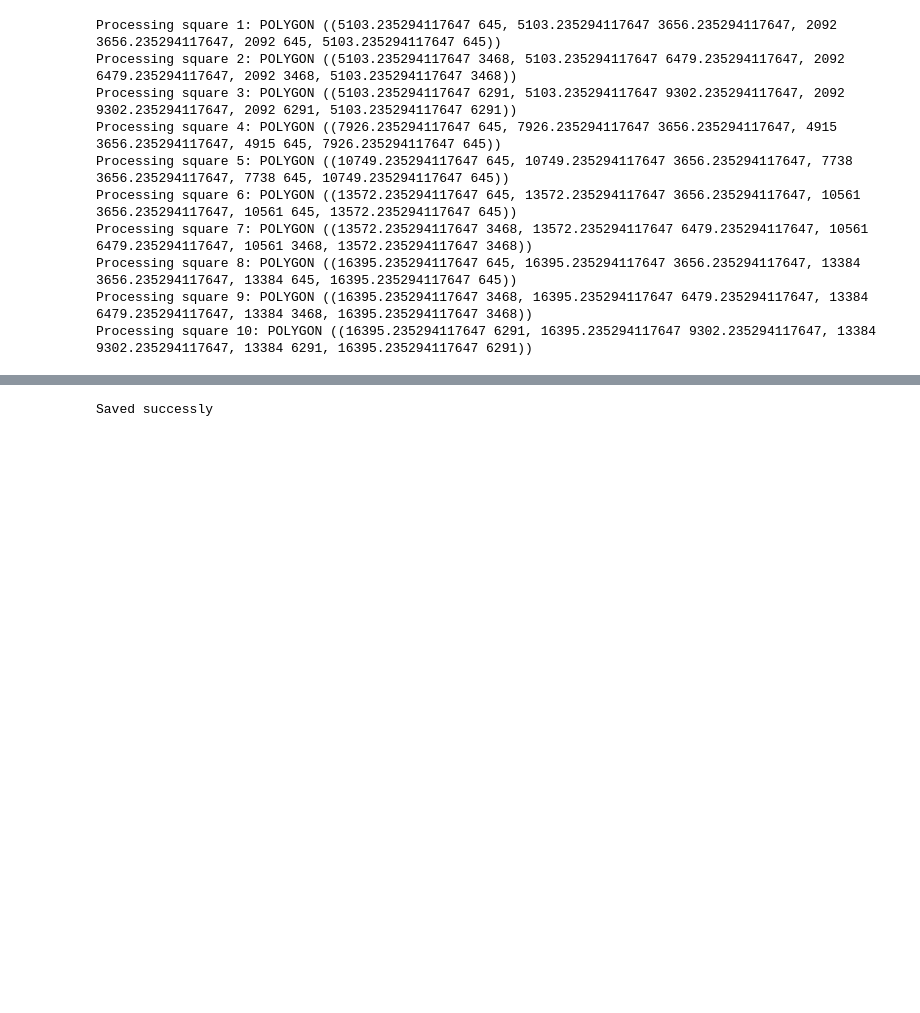
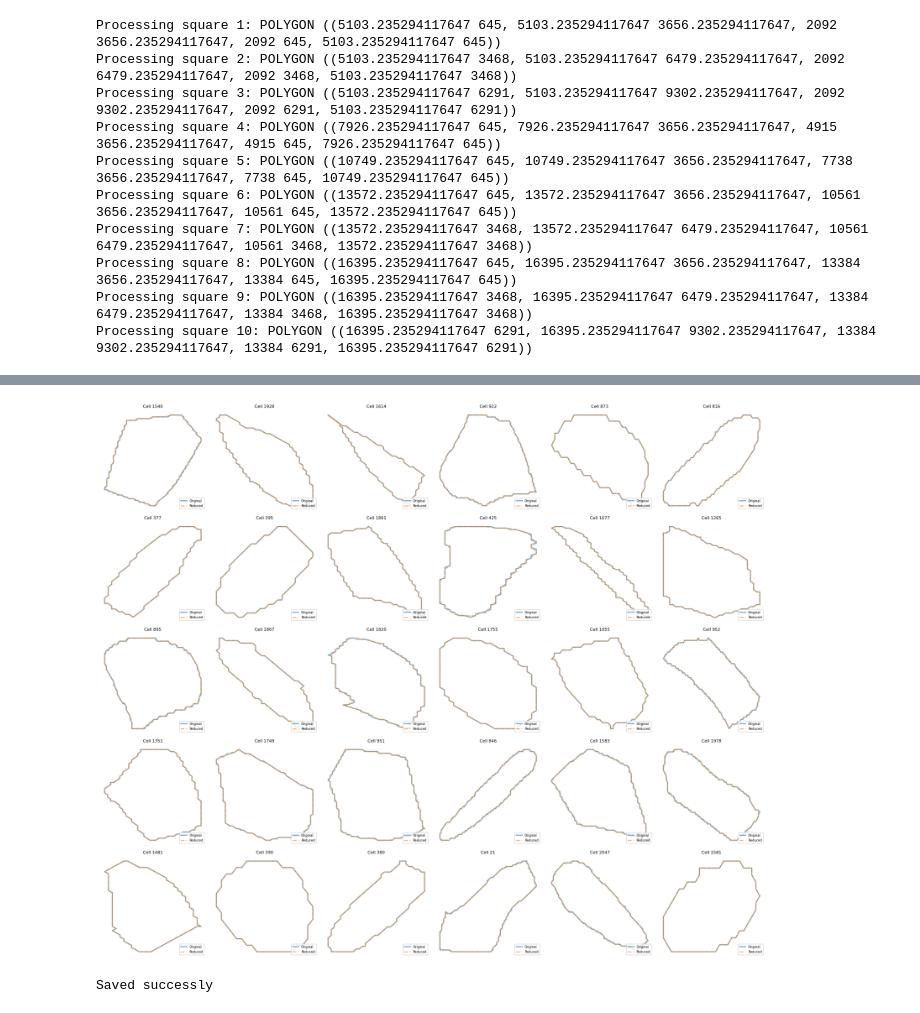
Before and after one commit to xiwang3236/SpatialOmics_cellpose, a Jupyter notebook: resegmentation_pipeline.ipynb, the cells around one changed output, grey strips where cells are left out. Saved outputs shown, nothing was run; the diff lists cells and outputs as text; code cells hidden in the pictures; blank space fills up the shorter version.

```diff
--- a/resegmentation_pipeline.ipynb
+++ b/resegmentation_pipeline.ipynb
@@ -326,3 +331,43 @@ Reduced shape: (159865, 3)
+# %%
+import matplotlib.pyplot as plt
+import numpy as np
+
+def plot_cell_outlines_comparison(df_orig, df_reduced, n=30, rows=5, cols=6):
+    # find cell IDs present in both dataframes
+    common_ids = np.intersect1d(df_orig['cell_id'].unique(),
+                                df_reduced['cell_id'].unique())
+    # sample up to n cells
+    ids = np.random.choice(common_ids, min(n, len(common_ids)), replace=False)
+
+    fig, axes = plt.subplots(rows, cols, figsize=(cols * 3, rows * 3))
+    axes = axes.flatten()
+    for ax, cell_id in zip(axes, ids):
+        orig = df_orig[df_orig['cell_id'] == cell_id]
+        red  = df_reduced[df_reduced['cell_id'] == cell_id]
+
+        # original outline
+        ax.plot(orig['vertex_x'], orig['vertex_y'],
+                linewidth=2, label='Original', alpha=0.6)
+        # reduced outline
+        ax.plot(red['vertex_x'],  red['vertex_y'],
+                linewidth=2, linestyle='--', label='Reduced', alpha=0.6)
+
+        ax.set_title(f'Cell {cell_id}', fontsize=8)
+        ax.invert_yaxis()
+        ax.axis('off')
+        ax.legend(loc='lower right', fontsize=6)
+
+    # turn off any extra axes
+    for ax in axes[len(ids):]:
+        ax.axis('off')
+
+    plt.tight_layout()
+    plt.show()
+
+# usage
+plot_cell_outlines_comparison(df_outlines_list, reduced_outlines_list)
+# %% [output]
+[figure, added]
 # %%
 reduced_outlines_list.to_csv(f'{ddir}/segmenatation/{sample_name}/cellpose_cell_boundaries_{sample_name}.csv', index=False)
 print("Saved successly" )
```
Also changed, not shown: parts of 25 cells of this notebook, 4 other files.
